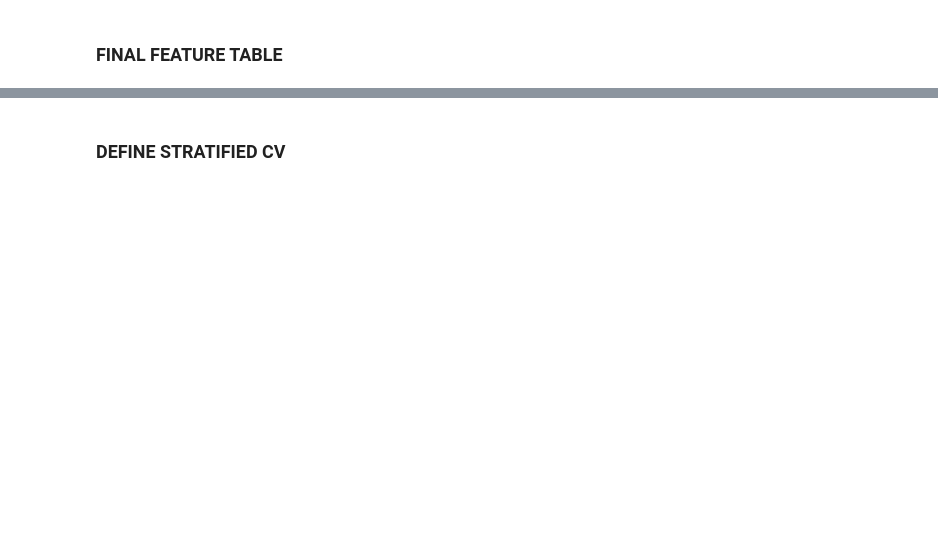
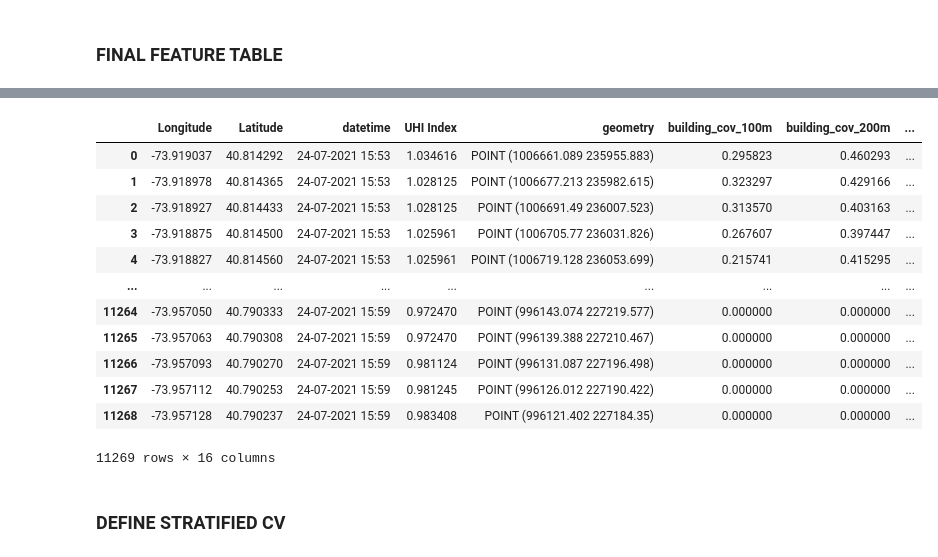
Before and after one commit to MegaKruk/uhi-ai-challenge-2025, a Jupyter notebook: UHI_Model.ipynb, the cells around one changed output, grey strips where cells are left out. Drawn from its saved outputs; the diff is of its cells as text; code cells hidden in the pictures; blank space fills up the shorter version.

```diff
--- a/UHI_Model.ipynb
+++ b/UHI_Model.ipynb
@@ -130,7 +138,7 @@ print("Loading building footprints, parks, water coverage, street tree CSV...")
 #     gdf_boroughs.rename(columns={"name":"BoroName"}, inplace=True)
 
 # 3.1 Building footprints
-gdf_buildings = gpd.read_file("./data/Building_Footprint_1GB.kml").to_crs("EPSG:2263")
+gdf_buildings = gpd.read_file("./data/Building_Footprint.kml").to_crs("EPSG:2263")
 # gdf_buildings = gpd.sjoin(gdf_buildings, gdf_boroughs, how="left", predicate="intersects")
 # gdf_buildings = gdf_buildings.dropna(subset=["BoroName"])
 
@@ -174,35 +182,35 @@ Loading building footprints, parks, water coverage, street tree CSV...
 Done
 # %%
 # Load training data
-df_train = pd.read_csv("./data/Training_data_uhi_index_UHI2025-v2.csv")
+df_train = pd.read_csv("./data/Training_data_uhi_index 2025-02-04.csv")
 gdf_train = gpd.GeoDataFrame(
     df_train,
     geometry=[Point(lon, lat) for lon, lat in zip(df_train.Longitude, df_train.Latitude)],
     crs="EPSG:4326"
 ).to_crs("EPSG:2263")
 # %%
-import geopandas as gpd
-from shapely.geometry import box
+# import geopandas as gpd
+# from shapely.geometry import box
 
-# 1. Extract the total bounds of gdf_train
-minx_train, miny_train, maxx_train, maxy_train = gdf_train.total_bounds
+# # 1. Extract the total bounds of gdf_train
+# minx_train, miny_train, maxx_train, maxy_train = gdf_train.total_bounds
 
-# 2. Define a buffer in the same units as your CRS (here, meters)
-buffer = 1000  # adjust this value if you need a slightly larger or smaller margin
+# # 2. Define a buffer in the same units as your CRS (here, meters)
+# buffer = 1000  # adjust this value if you need a slightly larger or smaller margin
 
-# 3. Create an expanded bounding box
-expanded_bbox = box(minx_train - buffer,
-                    miny_train - buffer,
-                    maxx_train + buffer,
-                    maxy_train + buffer)
+# # 3. Create an expanded bounding box
+# expanded_bbox = box(minx_train - buffer,
+#                     miny_train - buffer,
+#                     maxx_train + buffer,
+#                     maxy_train + buffer)
 
-# Optional: If you want to see the coordinates of the expanded bounding box:
-print("Expanded Bounding Box:", expanded_bbox.bounds)
+# # Optional: If you want to see the coordinates of the expanded bounding box:
+# print("Expanded Bounding Box:", expanded_bbox.bounds)
 
-# 4. Create a sub-dataframe from gdf_buildings 1GB that only contains features intersecting the expanded bbox
-gdf_buildings = gdf_buildings[gdf_buildings.geometry.intersects(expanded_bbox)]
-gdf_buildings['centroid'] = gdf_buildings.geometry.centroid
+# # 4. Create a sub-dataframe from gdf_buildings 1GB that only contains features intersecting the expanded bbox
+# gdf_buildings = gdf_buildings[gdf_buildings.geometry.intersects(expanded_bbox)]
+# gdf_buildings['centroid'] = gdf_buildings.geometry.centroid
 
-# Check the total bounds of the new subset
-print("Subset Total Bounds:", gdf_buildings.total_bounds)
-print("Train Total Bounds:", gdf_train.total_bounds)
+# # Check the total bounds of the new subset
+# print("Subset Total Bounds:", gdf_buildings.total_bounds)
+# print("Train Total Bounds:", gdf_train.total_bounds)
@@ -570,3 +571,19 @@ df_train_feat
+# %%
+gdf_train
+# %% [output]
+|  | Longitude | Latitude | datetime | UHI Index | geometry | building_cov_100m | building_cov_200m | ... |
+| 0 | -73.919037 | 40.814292 | 24-07-2021 15:53 | 1.034616 | POINT (1006661.089 235955.883) | 0.295823 | 0.460293 | ... |
+| 1 | -73.918978 | 40.814365 | 24-07-2021 15:53 | 1.028125 | POINT (1006677.213 235982.615) | 0.323297 | 0.429166 | ... |
+| 2 | -73.918927 | 40.814433 | 24-07-2021 15:53 | 1.028125 | POINT (1006691.49 236007.523) | 0.313570 | 0.403163 | ... |
+| 3 | -73.918875 | 40.814500 | 24-07-2021 15:53 | 1.025961 | POINT (1006705.77 236031.826) | 0.267607 | 0.397447 | ... |
+| 4 | -73.918827 | 40.814560 | 24-07-2021 15:53 | 1.025961 | POINT (1006719.128 236053.699) | 0.215741 | 0.415295 | ... |
+| ... | ... | ... | ... | ... | ... | ... | ... | ... |
+| 11264 | -73.957050 | 40.790333 | 24-07-2021 15:59 | 0.972470 | POINT (996143.074 227219.577) | 0.000000 | 0.000000 | ... |
+| 11265 | -73.957063 | 40.790308 | 24-07-2021 15:59 | 0.972470 | POINT (996139.388 227210.467) | 0.000000 | 0.000000 | ... |
+| 11266 | -73.957093 | 40.790270 | 24-07-2021 15:59 | 0.981124 | POINT (996131.087 227196.498) | 0.000000 | 0.000000 | ... |
+| 11267 | -73.957112 | 40.790253 | 24-07-2021 15:59 | 0.981245 | POINT (996126.012 227190.422) | 0.000000 | 0.000000 | ... |
+| 11268 | -73.957128 | 40.790237 | 24-07-2021 15:59 | 0.983408 | POINT (996121.402 227184.35) | 0.000000 | 0.000000 | ... |
+11269 rows × 16 columns
 # %% [markdown]
 ### DEFINE STRATIFIED CV
 # %%
```
Also changed, not shown: parts of 28 cells of this notebook, 4 other files.
